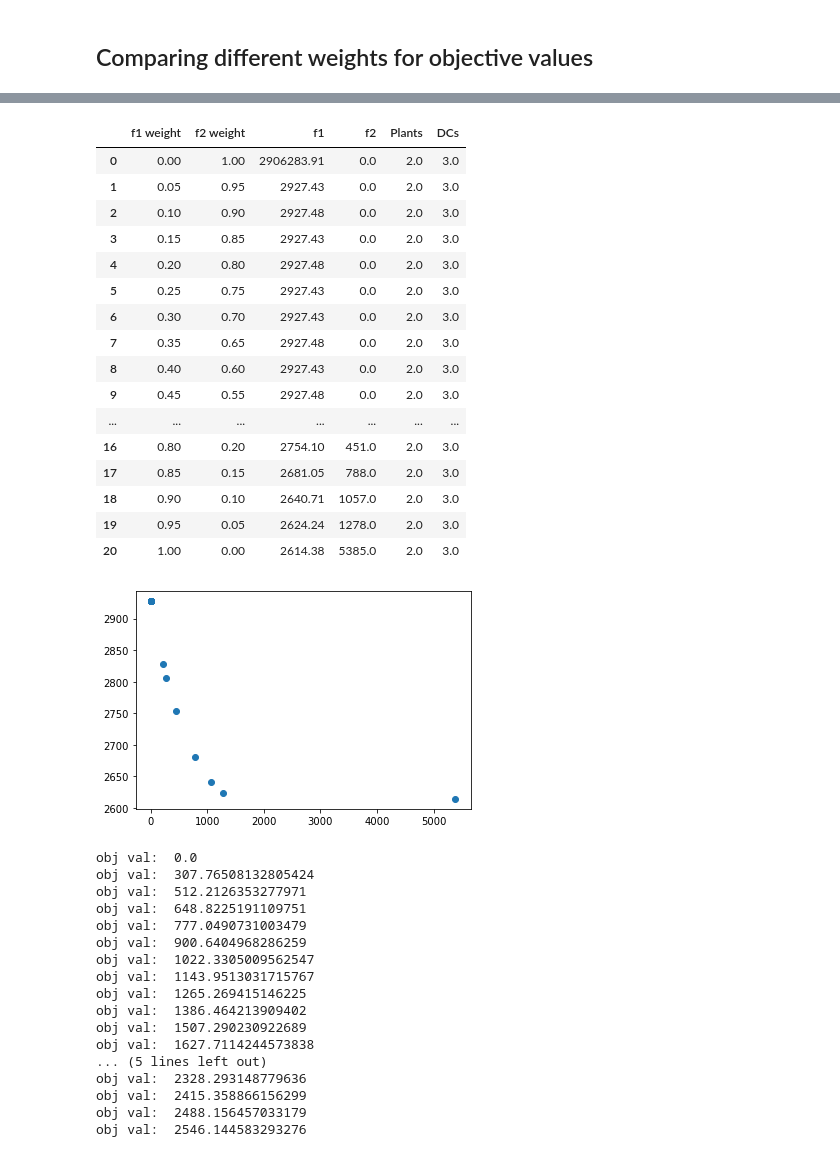
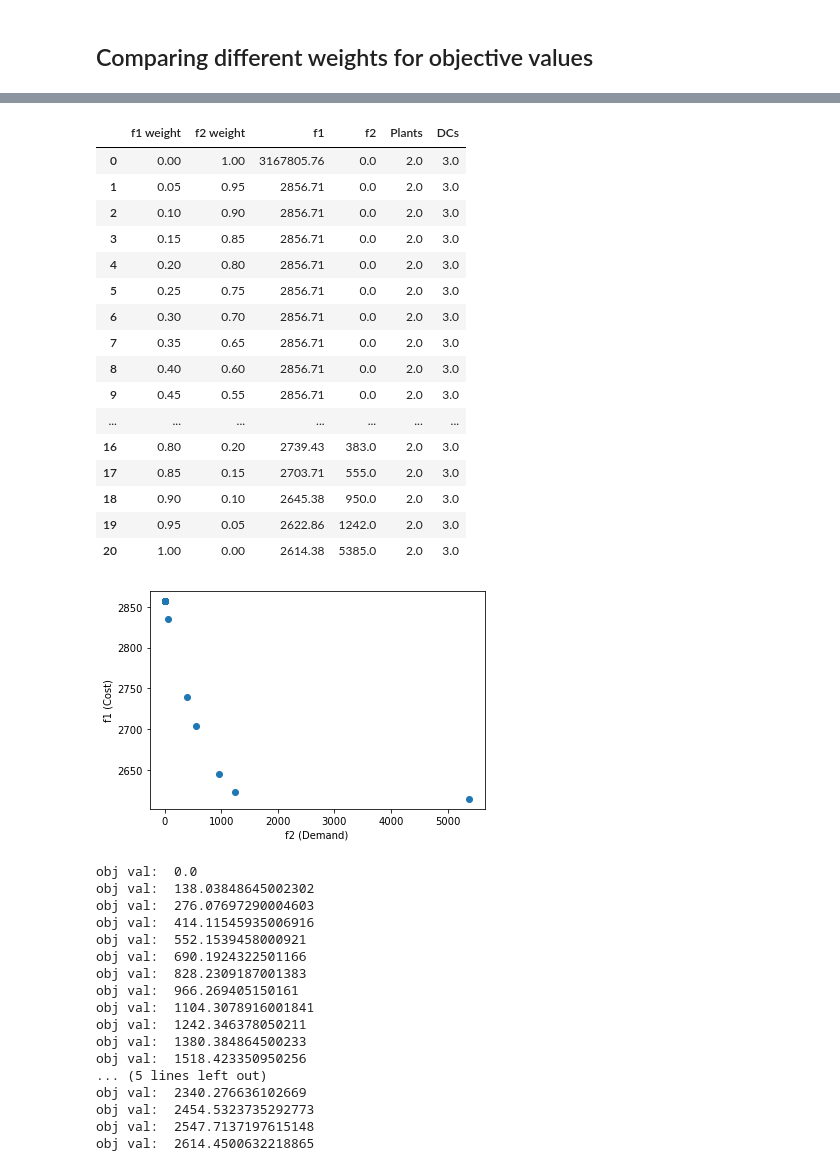
Before and after one commit to dkabe/SC_Resilience, a Jupyter notebook: Small Scale/stochastic_demand_p_robust_v4.ipynb, the cells around one changed output, grey strips where cells are left out. Cells and saved outputs as stored; diff of their text form; code cells hidden in the pictures.

```diff
--- a/Small Scale/stochastic_demand_p_robust_v4.ipynb
+++ b/Small Scale/stochastic_demand_p_robust_v4.ipynb
@@ -1344,7 +1354,7 @@ plt.show()
 # %%
 ## Configuration 2
 p = 0.4
-rl = 0.9
+rl = 0.8
 objective_vals = []
 for Dict in dictionaries:
     run_Model(p, rl, Dict)
@@ -1372,56 +1382,58 @@ df_2 = pd.DataFrame((objective_vals), columns = ["f1 weight", "f2 weight", "f1",
 df_2
 # %% [output]
 |  | f1 weight | f2 weight | f1 | f2 | Plants | DCs |
-| 0 | 0.00 | 1.00 | 2906283.91 | 0.0 | 2.0 | 3.0 |
-| 1 | 0.05 | 0.95 | 2927.43 | 0.0 | 2.0 | 3.0 |
-| 2 | 0.10 | 0.90 | 2927.48 | 0.0 | 2.0 | 3.0 |
-| 3 | 0.15 | 0.85 | 2927.43 | 0.0 | 2.0 | 3.0 |
-| 4 | 0.20 | 0.80 | 2927.48 | 0.0 | 2.0 | 3.0 |
-| 5 | 0.25 | 0.75 | 2927.43 | 0.0 | 2.0 | 3.0 |
-| 6 | 0.30 | 0.70 | 2927.43 | 0.0 | 2.0 | 3.0 |
-| 7 | 0.35 | 0.65 | 2927.48 | 0.0 | 2.0 | 3.0 |
-| 8 | 0.40 | 0.60 | 2927.43 | 0.0 | 2.0 | 3.0 |
-| 9 | 0.45 | 0.55 | 2927.48 | 0.0 | 2.0 | 3.0 |
+| 0 | 0.00 | 1.00 | 3167805.76 | 0.0 | 2.0 | 3.0 |
+| 1 | 0.05 | 0.95 | 2856.71 | 0.0 | 2.0 | 3.0 |
+| 2 | 0.10 | 0.90 | 2856.71 | 0.0 | 2.0 | 3.0 |
+| 3 | 0.15 | 0.85 | 2856.71 | 0.0 | 2.0 | 3.0 |
+| 4 | 0.20 | 0.80 | 2856.71 | 0.0 | 2.0 | 3.0 |
+| 5 | 0.25 | 0.75 | 2856.71 | 0.0 | 2.0 | 3.0 |
+| 6 | 0.30 | 0.70 | 2856.71 | 0.0 | 2.0 | 3.0 |
+| 7 | 0.35 | 0.65 | 2856.71 | 0.0 | 2.0 | 3.0 |
+| 8 | 0.40 | 0.60 | 2856.71 | 0.0 | 2.0 | 3.0 |
+| 9 | 0.45 | 0.55 | 2856.71 | 0.0 | 2.0 | 3.0 |
 | ... | ... | ... | ... | ... | ... | ... |
-| 16 | 0.80 | 0.20 | 2754.10 | 451.0 | 2.0 | 3.0 |
-| 17 | 0.85 | 0.15 | 2681.05 | 788.0 | 2.0 | 3.0 |
-| 18 | 0.90 | 0.10 | 2640.71 | 1057.0 | 2.0 | 3.0 |
-| 19 | 0.95 | 0.05 | 2624.24 | 1278.0 | 2.0 | 3.0 |
+| 16 | 0.80 | 0.20 | 2739.43 | 383.0 | 2.0 | 3.0 |
+| 17 | 0.85 | 0.15 | 2703.71 | 555.0 | 2.0 | 3.0 |
+| 18 | 0.90 | 0.10 | 2645.38 | 950.0 | 2.0 | 3.0 |
+| 19 | 0.95 | 0.05 | 2622.86 | 1242.0 | 2.0 | 3.0 |
 | 20 | 1.00 | 0.00 | 2614.38 | 5385.0 | 2.0 | 3.0 |
 # %%
 f2_2 = list(df_2['f2'])
 f1_2 = list(df_2['f1'])
 # %%
 plt.scatter(f2_2[1:],f1_2[1:])
+plt.xlabel('f2 (Demand)')
+plt.ylabel('f1 (Cost)')
 plt.show()
 # %% [output]
-[figure, old version]
+[figure, new version]
 # %%
 ## Configuration 3
-p = 0.2
-rl = 0.85
+p = 0.4
+rl = 0.6
 objective_vals = []
 for Dict in dictionaries:
     run_Model(p, rl, Dict)
     objective_vals.append([Dict['f1'], Dict['f2'], Cost_dict['f1'], Cost_dict['f2'], Summary_dict["OpenMPs"], Summary_dict["OpenDCs"]])
 # %% [output]
 obj val:  0.0
-obj val:  307.76508132805424
-obj val:  512.2126353277971
-obj val:  648.8225191109751
-obj val:  777.0490731003479
-obj val:  900.6404968286259
-obj val:  1022.3305009562547
-obj val:  1143.9513031715767
-obj val:  1265.269415146225
-obj val:  1386.464213909402
-obj val:  1507.290230922689
-obj val:  1627.7114244573838
+obj val:  138.03848645002302
+obj val:  276.07697290004603
+obj val:  414.11545935006916
+obj val:  552.1539458000921
+obj val:  690.1924322501166
+obj val:  828.2309187001383
+obj val:  966.269405150161
+obj val:  1104.3078916001841
+obj val:  1242.346378050211
+obj val:  1380.384864500233
+obj val:  1518.423350950256
 ... (5 lines left out)
-obj val:  2328.293148779636
-obj val:  2415.358866156299
-obj val:  2488.156457033179
-obj val:  2546.144583293276
+obj val:  2340.276636102669
+obj val:  2454.5323735292773
+obj val:  2547.7137197615148
+obj val:  2614.4500632218865
 # %%
 df_3 = pd.DataFrame((objective_vals), columns = ["f1 weight", "f2 weight", "f1", "f2", "Plants", "DCs"])
 df_3
```
Also changed, not shown: parts of 21 cells of this notebook.
